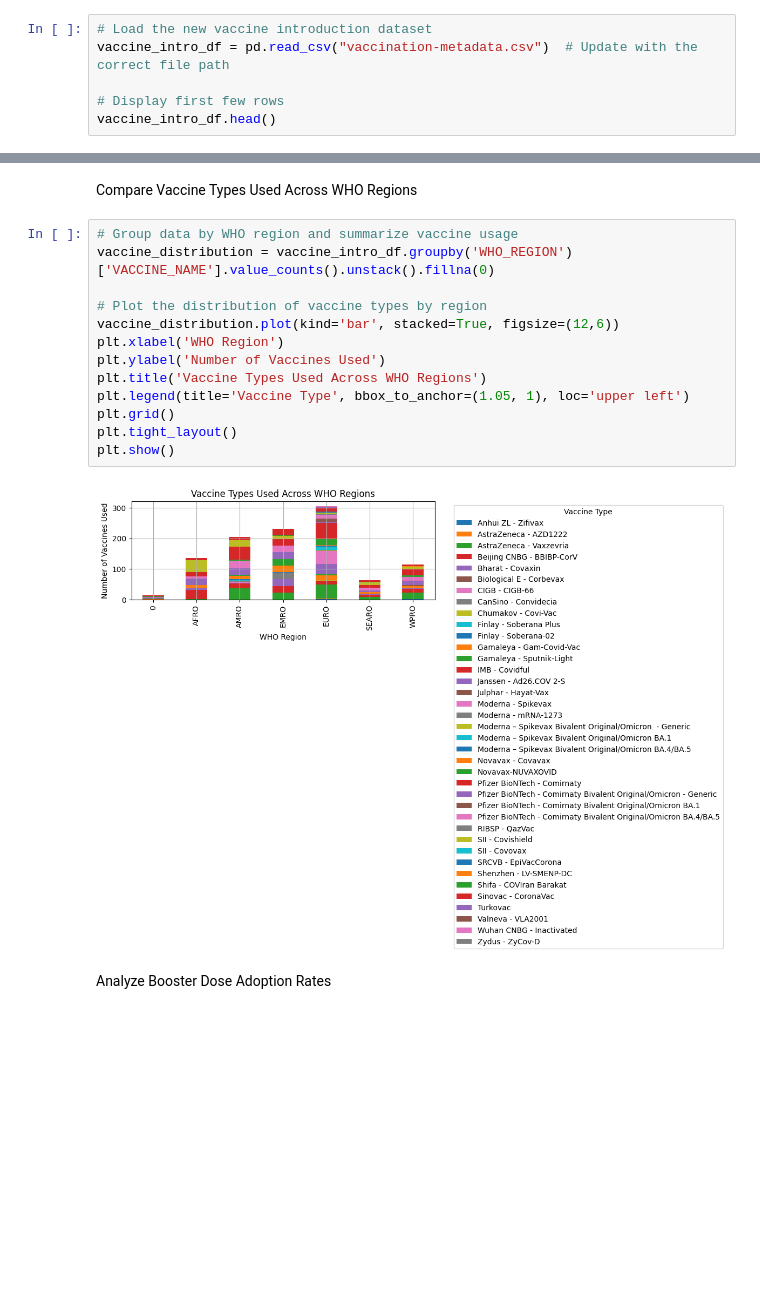
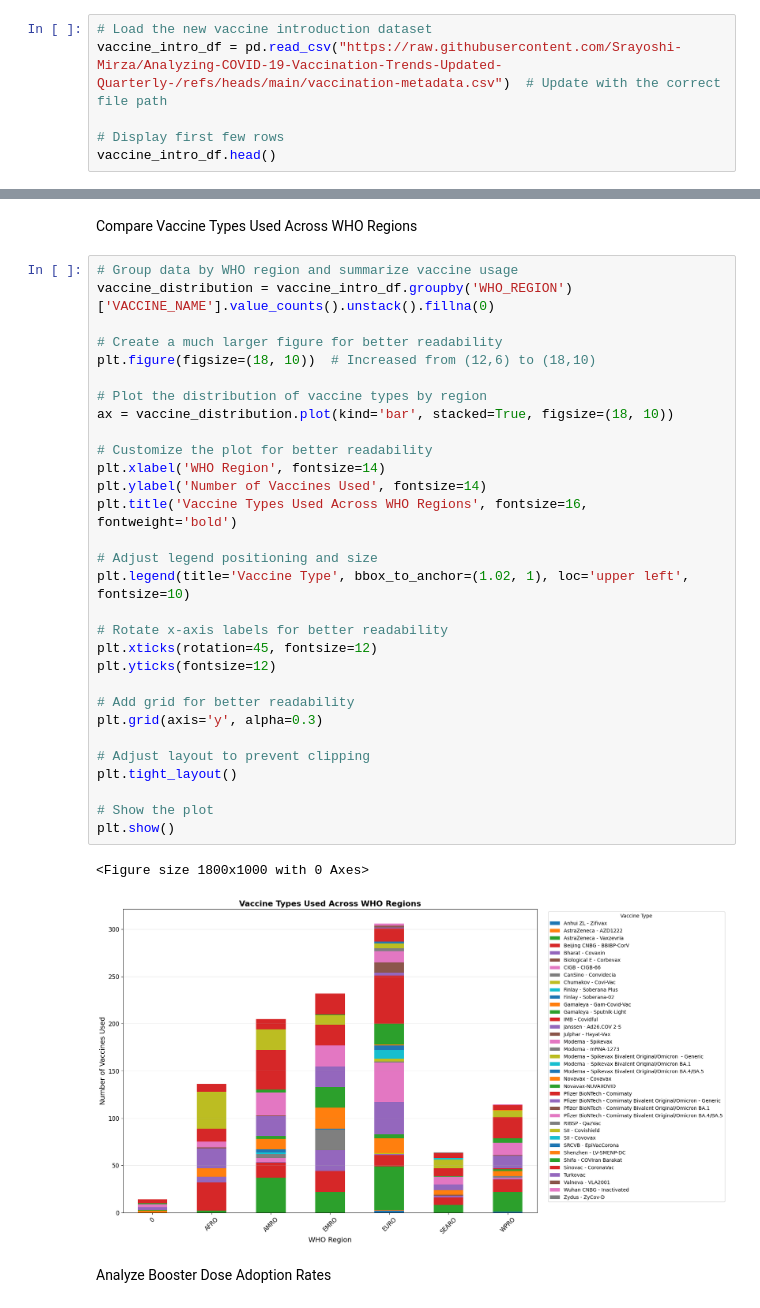
Before and after one commit to Srayoshi-Mirza/Analyzing-COVID-19-Vaccination-Trends-Updated-Quarterly-, a Jupyter notebook: Analyzing COVID-19 Vaccination Trends (Updated Quarterly).ipynb, the cells around one changed output, grey strips where cells are left out. Saved outputs shown, nothing was run; the diff lists cells and outputs as text; blank space fills up the shorter version.

```diff
--- a/Analyzing COVID-19 Vaccination Trends (Updated Quarterly).ipynb
+++ b/Analyzing COVID-19 Vaccination Trends (Updated Quarterly).ipynb
@@ -31,7 +31,7 @@ df.head()
 | 4 | Albania | ALB | EURO | REPORTING | 2023-12-23 | 3088966.0 | 1349255.0 | ... |
 # %%
 # Load the new vaccine introduction dataset
-vaccine_intro_df = pd.read_csv("vaccination-metadata.csv")  # Update with the correct file path
+vaccine_intro_df = pd.read_csv("https://raw.githubusercontent.com/Srayoshi-Mirza/Analyzing-COVID-19-Vaccination-Trends-Updated-Quarterly-/refs/heads/main/vaccination-metadata.csv")  # Update with the correct file path
 
 # Display first few rows
 vaccine_intro_df.head()
@@ -145,18 +155,36 @@ plt.show()
 # %%
 # Group data by WHO region and summarize vaccine usage
 vaccine_distribution = vaccine_intro_df.groupby('WHO_REGION')['VACCINE_NAME'].value_counts().unstack().fillna(0)
 
+# Create a much larger figure for better readability
+plt.figure(figsize=(18, 10))  # Increased from (12,6) to (18,10)
+
 # Plot the distribution of vaccine types by region
-vaccine_distribution.plot(kind='bar', stacked=True, figsize=(12,6))
-plt.xlabel('WHO Region')
-plt.ylabel('Number of Vaccines Used')
-plt.title('Vaccine Types Used Across WHO Regions')
-plt.legend(title='Vaccine Type', bbox_to_anchor=(1.05, 1), loc='upper left')
-plt.grid()
+ax = vaccine_distribution.plot(kind='bar', stacked=True, figsize=(18, 10))
+
+# Customize the plot for better readability
+plt.xlabel('WHO Region', fontsize=14)
+plt.ylabel('Number of Vaccines Used', fontsize=14)
+plt.title('Vaccine Types Used Across WHO Regions', fontsize=16, fontweight='bold')
+
+# Adjust legend positioning and size
+plt.legend(title='Vaccine Type', bbox_to_anchor=(1.02, 1), loc='upper left', fontsize=10)
+
+# Rotate x-axis labels for better readability
+plt.xticks(rotation=45, fontsize=12)
+plt.yticks(fontsize=12)
+
+# Add grid for better readability
+plt.grid(axis='y', alpha=0.3)
+
+# Adjust layout to prevent clipping
 plt.tight_layout()
+
+# Show the plot
 plt.show()
 # %% [output]
+<Figure size 1800x1000 with 0 Axes>
-[figure, old version]
+[figure, new version]
 # %% [markdown]
 Analyze Booster Dose Adoption Rates
 # %%
```
Also changed, not shown: parts of 2 cells of this notebook.
